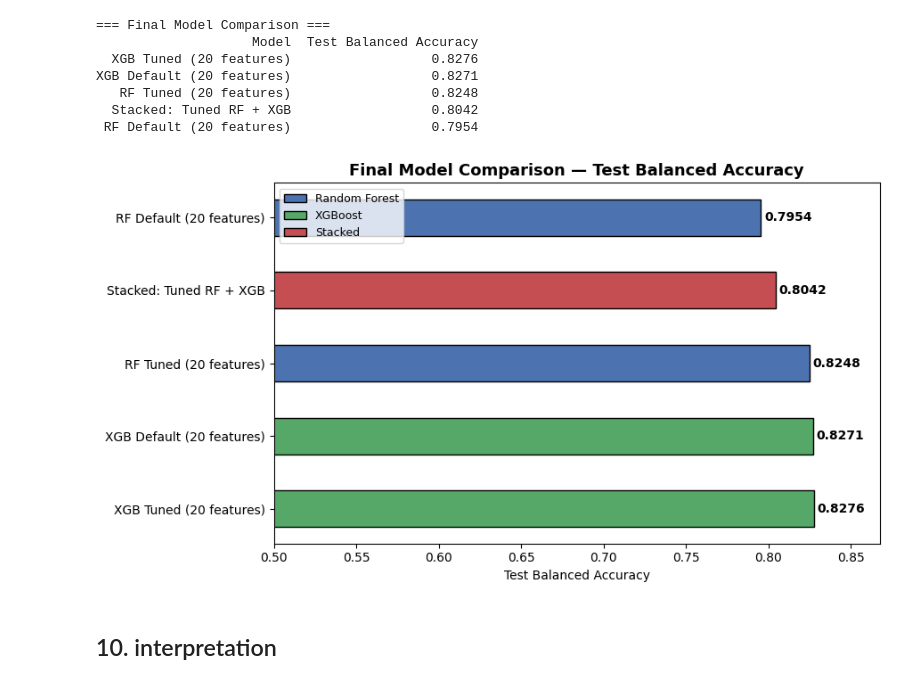
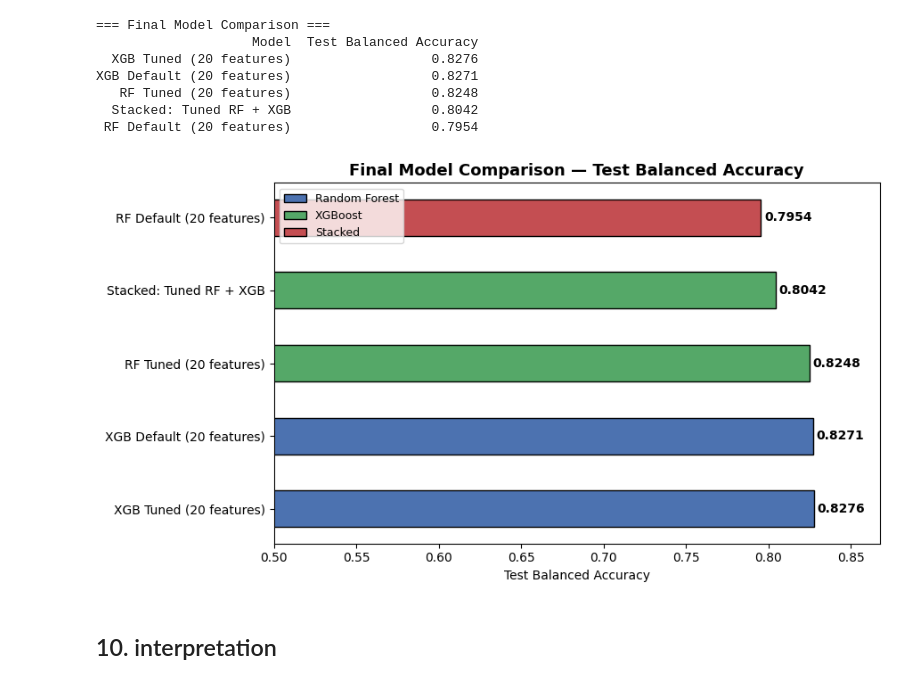
Before and after one commit to lcalaff/Advanced_ML_Work, a Jupyter notebook: Git_Code/In_Class_04_23/Feat_Eng_4_23.ipynb, the cells around one changed output. Saved outputs shown, nothing was run; the diff lists cells and outputs as text; code cells hidden in the pictures.

```diff
--- a/Git_Code/In_Class_04_23/Feat_Eng_4_23.ipynb
+++ b/Git_Code/In_Class_04_23/Feat_Eng_4_23.ipynb
@@ -41,8 +41,6 @@ adult.replace("?", np.nan, inplace=True)
 for col in adult.columns:
     if adult[col].dtype == "object":
         adult[col] = adult[col].fillna("unknown")
-    elif adult[col].dtype == "string":
-        adult[col] = adult[col].fillna("unknown")
     else:
         adult[col] = adult[col].fillna(adult[col].median())
 
@@ -523,37 +406,29 @@ XGB Default (20 features)                  0.8271
 # %%
 # --- Plot 1: Horizontal bar chart — Test Balanced Accuracy for all models ---
 fig, ax = plt.subplots(figsize=(9, 5))
 
-def _model_color(name):
-    if 'Stacked' in name:
-        return '#C44E52'
-    elif 'XGB' in name:
-        return '#55A868'
-    else:
-        return '#4C72B0'
-
-colors = [_model_color(m) for m in results['Model']]
+colors = ['#4C72B0', '#4C72B0', '#55A868', '#55A868', '#C44E52']
 bars = ax.barh(results['Model'], results['Test Balanced Accuracy'],
                color=colors, edgecolor='black', height=0.5)
 
 ax.set_xlabel('Test Balanced Accuracy')
 ax.set_title('Final Model Comparison — Test Balanced Accuracy', fontsize=13, fontweight='bold')
 ax.set_xlim(0.5, results['Test Balanced Accuracy'].max() + 0.04)
 
 for bar, val in zip(bars, results['Test Balanced Accuracy']):
     ax.text(bar.get_width() + 0.002, bar.get_y() + bar.get_height() / 2,
             f'{val:.4f}', va='center', fontsize=10, fontweight='bold')
 
 from matplotlib.patches import Patch
 legend_elements = [
     Patch(facecolor='#4C72B0', edgecolor='black', label='Random Forest'),
     Patch(facecolor='#55A868', edgecolor='black', label='XGBoost'),
     Patch(facecolor='#C44E52', edgecolor='black', label='Stacked')
 ]
-ax.legend(handles=legend_elements, loc='upper left', fontsize=9)
+ax.legend(handles=legend_elements, loc="upper left", fontsize=9)
 plt.tight_layout()
 plt.show()
 # %% [output]
-[figure, old version]
+[figure, new version]
 # %% [markdown]
 ## 10. interpretation
```
Also changed, not shown: parts of 17 cells of this notebook.
